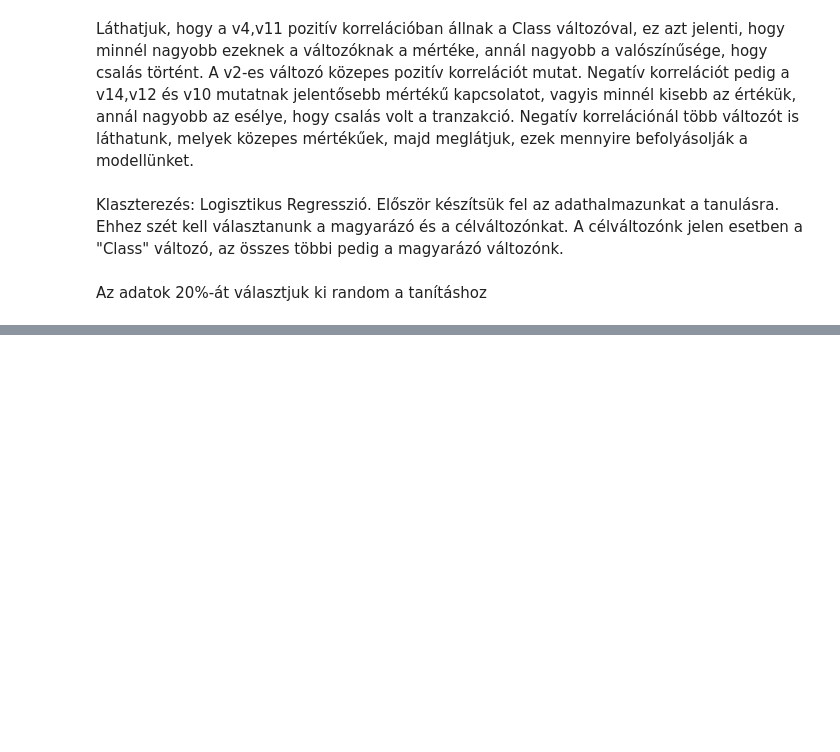
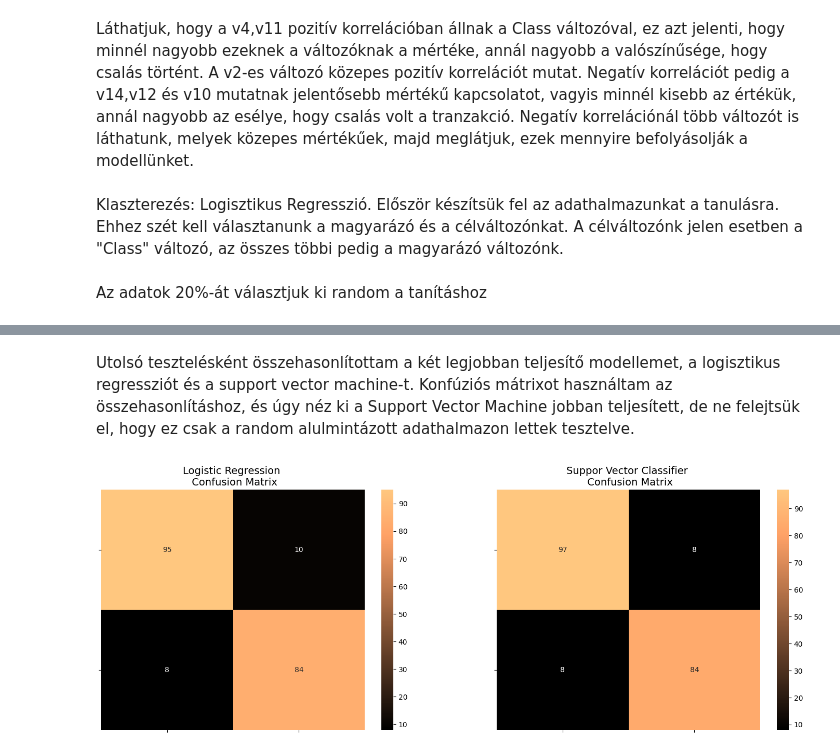
Before and after one commit to allmannd/syntheticdata, a Jupyter notebook: fraud_detection.ipynb, the cells around one changed output, grey strips where cells are left out. Cells and saved outputs as stored; diff of their text form; code cells hidden in the pictures; blank space fills up the shorter version.

Commit message:
confusion matrix

```diff
--- a/fraud_detection.ipynb
+++ b/fraud_detection.ipynb
@@ -194,0 +251,31 @@ A Döntési fa modellünknek  90.0 %-os pontossági pontszáma van
+# %% [markdown]
+Utolsó tesztelésként összehasonlítottam a két legjobban teljesítő modellemet, a logisztikus regressziót és a support vector machine-t. Konfúziós mátrixot használtam az összehasonlításhoz, és úgy néz ki a Support Vector Machine jobban teljesített, de ne felejtsük el, hogy ez csak a random alulmintázott adathalmazon lettek tesztelve.
+# %%
+from sklearn.metrics import confusion_matrix
+
+y_pred_logreg = logreg.predict(X_test)
+y_pred_knear = knear.predict(X_test)
+y_pred_svc = svc.predict(X_test)
+y_pred_tree = dectree.predict(X_test)
+
+
+log_reg_cf = confusion_matrix(y_test, y_pred_logreg)
+kneighbors_cf = confusion_matrix(y_test, y_pred_knear)
+svc_cf = confusion_matrix(y_test, y_pred_svc)
+tree_cf = confusion_matrix(y_test, y_pred_tree)
+
+fig, (ax1, ax2) = plt.subplots(1, 2,figsize=(18,6))
+
+sns.heatmap(log_reg_cf, ax=ax1, annot=True, cmap=plt.cm.copper)
+ax1.set_title("Logistic Regression \n Confusion Matrix", fontsize=14)
+ax1.set_xticklabels(['', ''], fontsize=14, rotation=90)
+ax1.set_yticklabels(['', ''], fontsize=14, rotation=360)
+
+sns.heatmap(svc_cf, ax=ax2, annot=True, cmap=plt.cm.copper)
+ax2.set_title("Suppor Vector Classifier \n Confusion Matrix", fontsize=14)
+ax2.set_xticklabels(['', ''], fontsize=14, rotation=90)
+ax2.set_yticklabels(['', ''], fontsize=14, rotation=360)
+
+plt.show()
+# %% [output]
+[figure, added]
```
Also changed, not shown: parts of 7 cells of this notebook.
